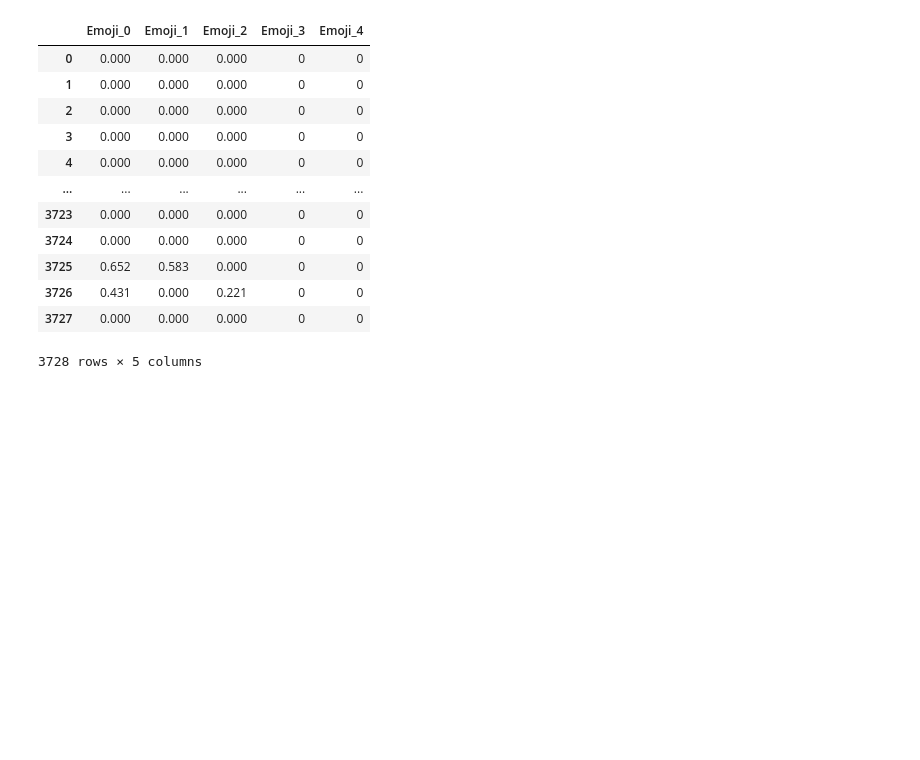
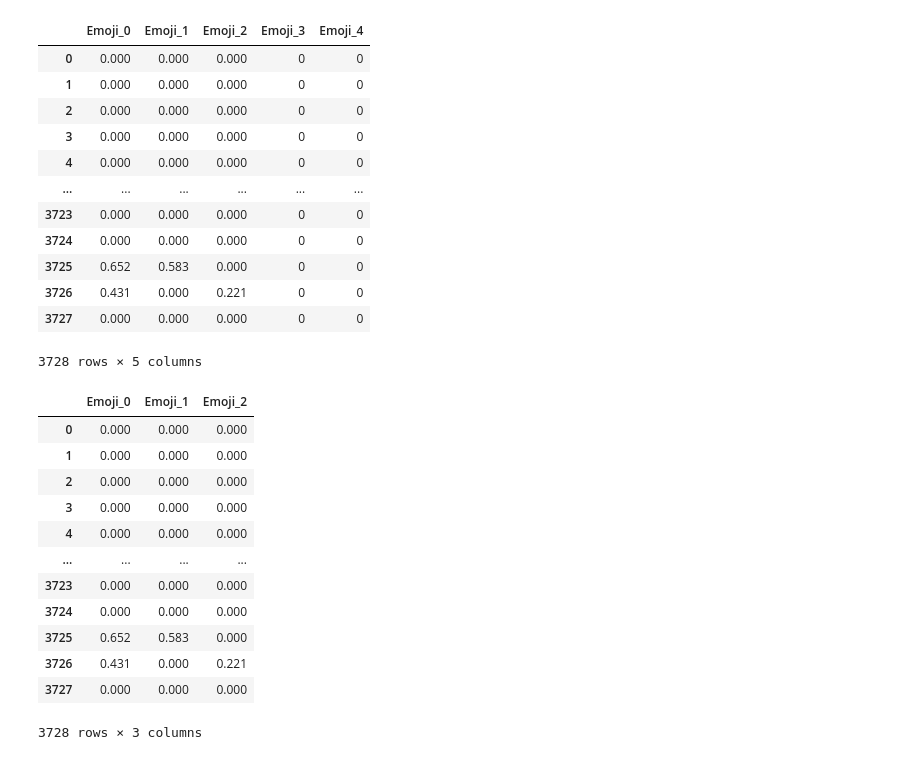
Before and after one commit to julscast/Thesis_2, a Jupyter notebook: DuringElection.ipynb, the cells around one changed output. Saved outputs shown, nothing was run; the diff lists cells and outputs as text; code cells hidden in the pictures; blank space fills up the shorter version.

```diff
--- a/DuringElection.ipynb
+++ b/DuringElection.ipynb
@@ -968,3 +968,20 @@ emojies_df
 | 3726 | 0.431 | 0.000 | 0.221 | 0 | 0 |
 | 3727 | 0.000 | 0.000 | 0.000 | 0 | 0 |
 3728 rows × 5 columns
+# %%
+emoji_sentiment = emojies_df.loc[:, (emojies_df!=0).any(axis=0)]
+emoji_sentiment
+# %% [output]
+|  | Emoji_0 | Emoji_1 | Emoji_2 |
+| 0 | 0.000 | 0.000 | 0.000 |
+| 1 | 0.000 | 0.000 | 0.000 |
+| 2 | 0.000 | 0.000 | 0.000 |
+| 3 | 0.000 | 0.000 | 0.000 |
+| 4 | 0.000 | 0.000 | 0.000 |
+| ... | ... | ... | ... |
+| 3723 | 0.000 | 0.000 | 0.000 |
+| 3724 | 0.000 | 0.000 | 0.000 |
+| 3725 | 0.652 | 0.583 | 0.000 |
+| 3726 | 0.431 | 0.000 | 0.221 |
+| 3727 | 0.000 | 0.000 | 0.000 |
+3728 rows × 3 columns
```
Also changed, not shown: parts of 2 cells of this notebook, 3 other files.
